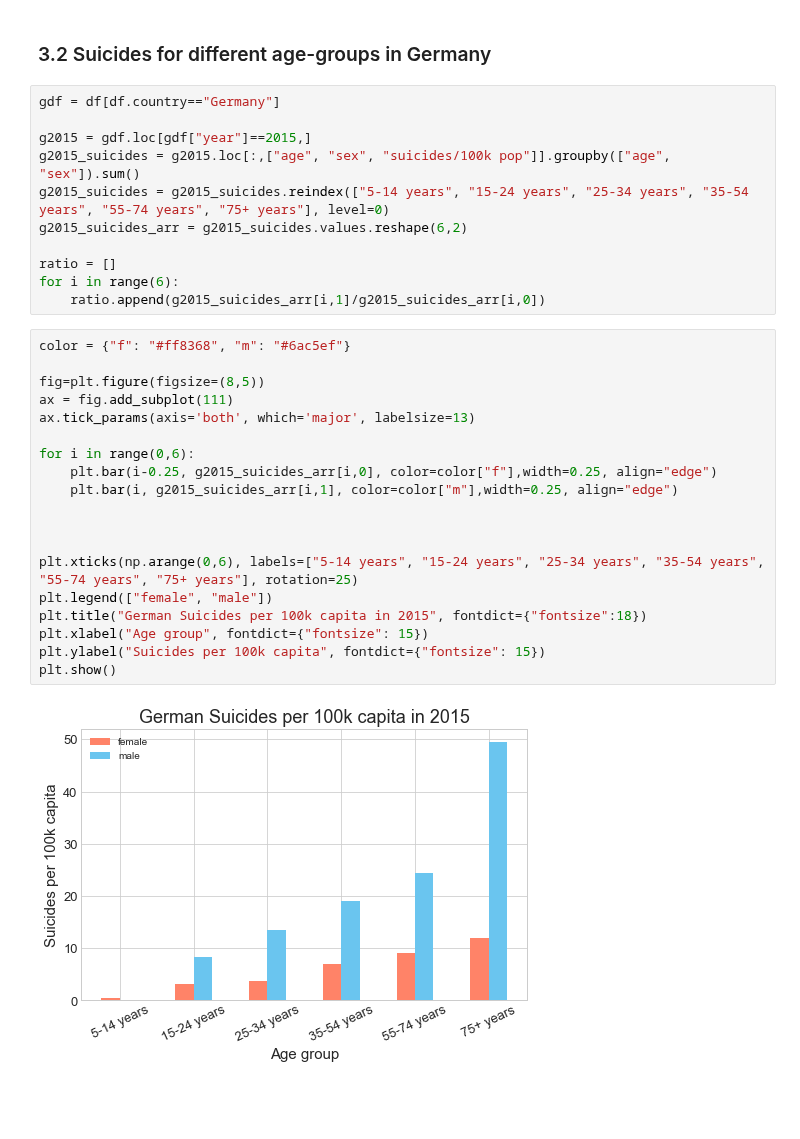
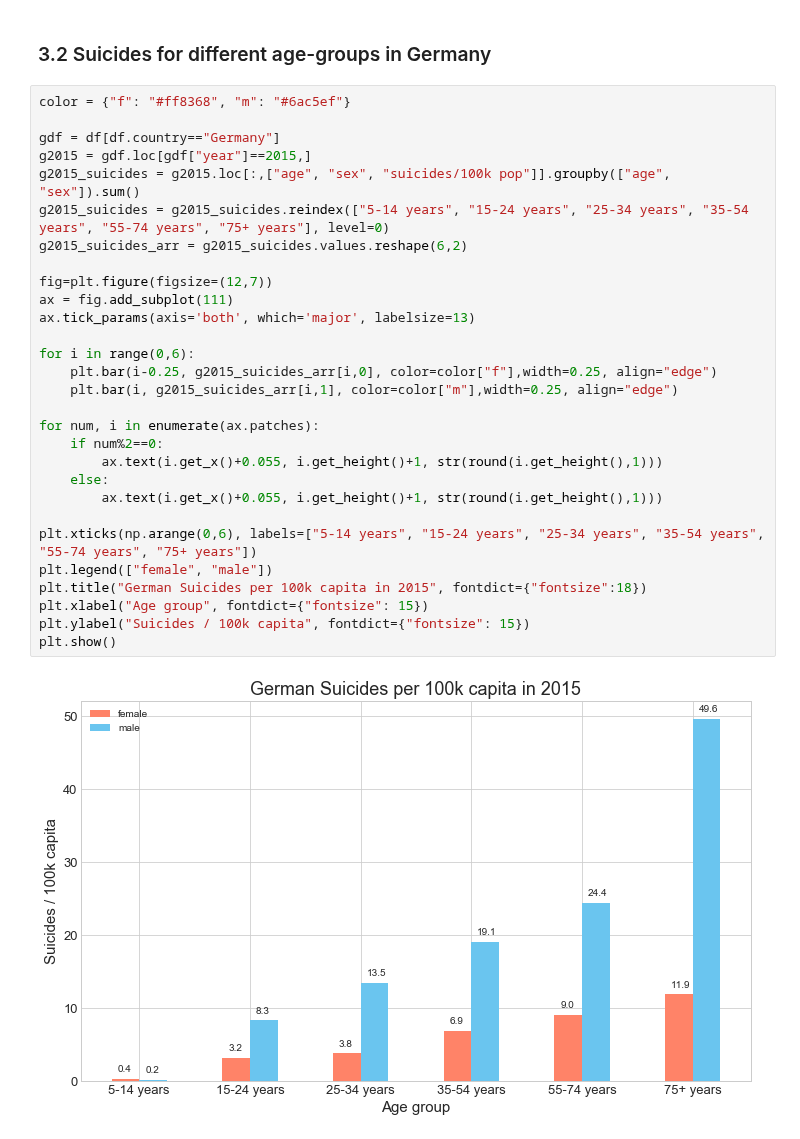
Before and after one commit to Overflowed10/Data-Analysis, a Jupyter notebook: Data Analysis - Suicides.ipynb, the cells around one changed output. Cells and saved outputs as stored; diff of their text form; blank space fills up the shorter version.

```diff
--- a/Data Analysis - Suicides.ipynb
+++ b/Data Analysis - Suicides.ipynb
@@ -194,35 +199,34 @@ plt.show()
 # %% [markdown]
 ### 3.2 Suicides for different age-groups in Germany
-# %%
-gdf = df[df.country=="Germany"]
-
-g2015 = gdf.loc[gdf["year"]==2015,]
-g2015_suicides = g2015.loc[:,["age", "sex", "suicides/100k pop"]].groupby(["age", "sex"]).sum()
-g2015_suicides = g2015_suicides.reindex(["5-14 years", "15-24 years", "25-34 years", "35-54 years", "55-74 years", "75+ years"], level=0)
-g2015_suicides_arr = g2015_suicides.values.reshape(6,2)
-
-ratio = []
-for i in range(6):
-    ratio.append(g2015_suicides_arr[i,1]/g2015_suicides_arr[i,0])
 # %%
 color = {"f": "#ff8368", "m": "#6ac5ef"}
 
-fig=plt.figure(figsize=(8,5))
+gdf = df[df.country=="Germany"]
+g2015 = gdf.loc[gdf["year"]==2015,]
+g2015_suicides = g2015.loc[:,["age", "sex", "suicides/100k pop"]].groupby(["age", "sex"]).sum()
+g2015_suicides = g2015_suicides.reindex(["5-14 years", "15-24 years", "25-34 years", "35-54 years", "55-74 years", "75+ years"], level=0)
+g2015_suicides_arr = g2015_suicides.values.reshape(6,2)
+
+fig=plt.figure(figsize=(12,7))
 ax = fig.add_subplot(111)
 ax.tick_params(axis='both', which='major', labelsize=13)
 
 for i in range(0,6):
     plt.bar(i-0.25, g2015_suicides_arr[i,0], color=color["f"],width=0.25, align="edge")
     plt.bar(i, g2015_suicides_arr[i,1], color=color["m"],width=0.25, align="edge")
 
+for num, i in enumerate(ax.patches):
+    if num%2==0:
+        ax.text(i.get_x()+0.055, i.get_height()+1, str(round(i.get_height(),1)))
+    else:
+        ax.text(i.get_x()+0.055, i.get_height()+1, str(round(i.get_height(),1)))
 
-
-plt.xticks(np.arange(0,6), labels=["5-14 years", "15-24 years", "25-34 years", "35-54 years", "55-74 years", "75+ years"], rotation=25)
+plt.xticks(np.arange(0,6), labels=["5-14 years", "15-24 years", "25-34 years", "35-54 years", "55-74 years", "75+ years"])
 plt.legend(["female", "male"])
 plt.title("German Suicides per 100k capita in 2015", fontdict={"fontsize":18})
 plt.xlabel("Age group", fontdict={"fontsize": 15})
-plt.ylabel("Suicides per 100k capita", fontdict={"fontsize": 15})
+plt.ylabel("Suicides / 100k capita", fontdict={"fontsize": 15})
 plt.show()
 # %% [output]
-[figure, old version]
+[figure, new version]
 # %%
```
Also changed, not shown: parts of 20 cells of this notebook.
